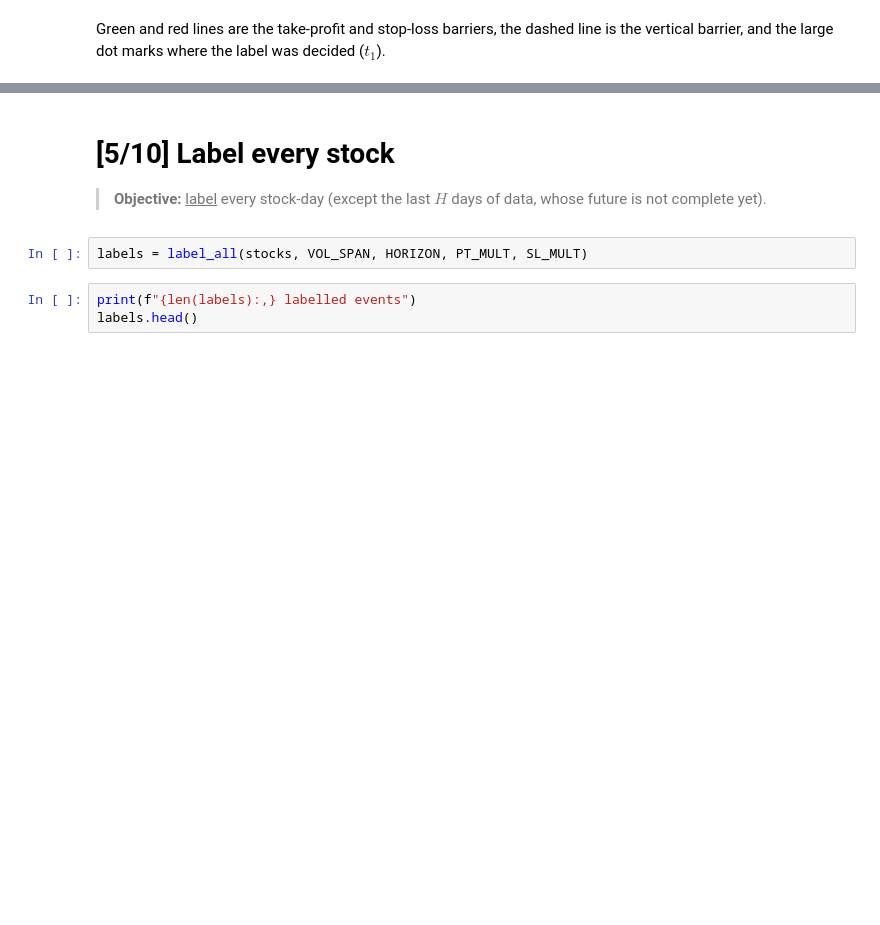
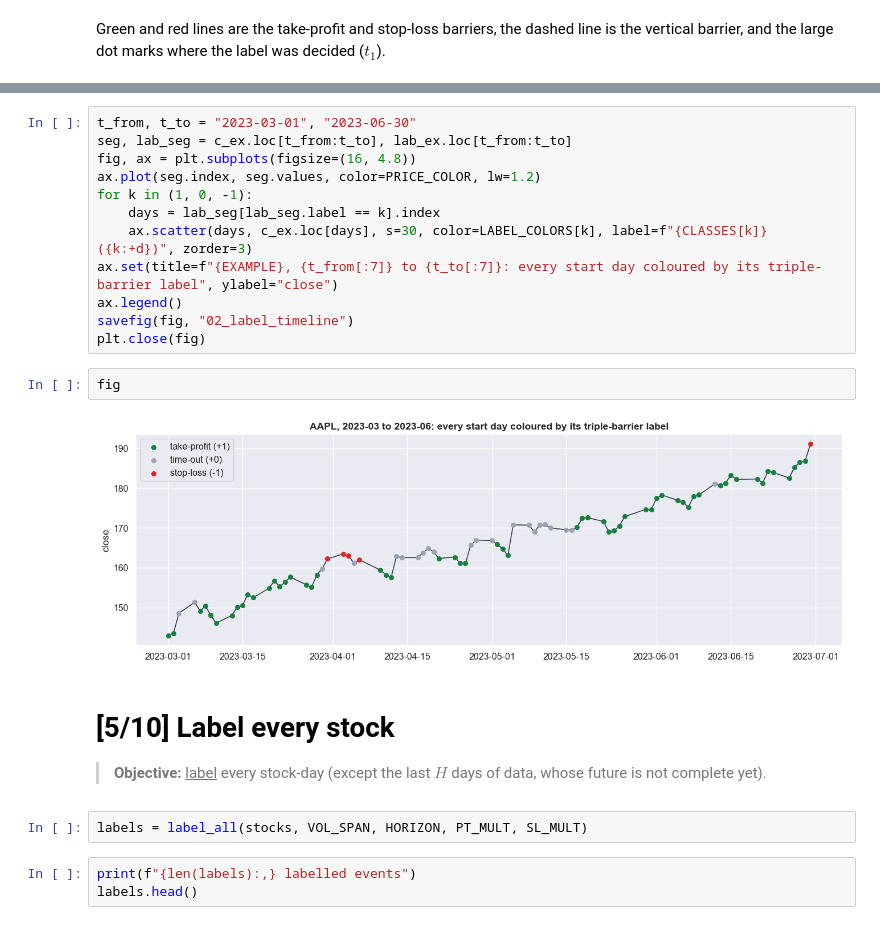
Before and after one commit to Pisit-Janthawee/dl-multiclassification-stock-triple-barrier-rnn-lstm, a Jupyter notebook: notebooks/02_triple_barrier_labeling.ipynb, the cells around one changed output, grey strips where cells are left out. Drawn from its saved outputs; the diff is of its cells as text; blank space fills up the shorter version.

```diff
--- a/notebooks/02_triple_barrier_labeling.ipynb
+++ b/notebooks/02_triple_barrier_labeling.ipynb
@@ -167,3 +185,19 @@ where the label was decided ($t_1$).
+# %%
+t_from, t_to = "2023-03-01", "2023-06-30"
+seg, lab_seg = c_ex.loc[t_from:t_to], lab_ex.loc[t_from:t_to]
+fig, ax = plt.subplots(figsize=(16, 4.8))
+ax.plot(seg.index, seg.values, color=PRICE_COLOR, lw=1.2)
+for k in (1, 0, -1):
+    days = lab_seg[lab_seg.label == k].index
+    ax.scatter(days, c_ex.loc[days], s=30, color=LABEL_COLORS[k], label=f"{CLASSES[k]} ({k:+d})", zorder=3)
+ax.set(title=f"{EXAMPLE}, {t_from[:7]} to {t_to[:7]}: every start day coloured by its triple-barrier label", ylabel="close")
+ax.legend()
+savefig(fig, "02_label_timeline")
+plt.close(fig)
+# %%
+fig
+# %% [output]
+[figure, added]
 # %% [markdown]
 # [5/10] Label every stock
 > **Objective:** <u>label</u> every stock-day (except the last $H$ days of data, whose future is not complete yet).
```
Also changed, not shown: parts of 8 cells of this notebook, 10 other files.
